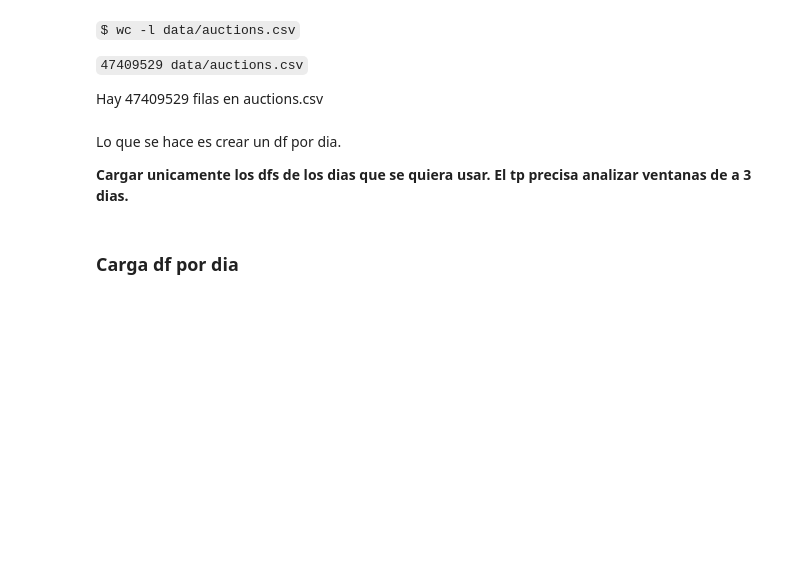
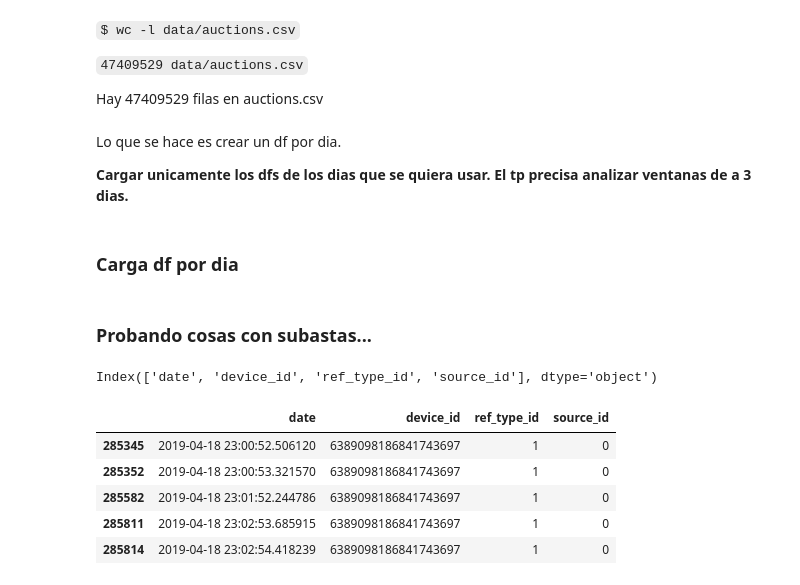
Before and after one commit to rozanecm/7506_tp2_1c2019, a Jupyter notebook: notebooks/My nb by mr.ipynb, the cells around one changed output. Drawn from its saved outputs; the diff is of its cells as text; code cells hidden in the pictures; blank space fills up the shorter version.

```diff
--- a/notebooks/My nb by mr.ipynb
+++ b/notebooks/My nb by mr.ipynb
@@ -399,3 +415,5 @@ df_auctions_day_25 = pd.concat(chunk.loc[chunk['date'].dt.day == 25] for chunk i
 # %%
 iter_auctions = pd.read_csv('../data/auctions.csv', engine='c', dtype=auctions_dtypes, parse_dates=['date'], chunksize=10000)
 df_auctions_day_26 = pd.concat(chunk.loc[chunk['date'].dt.day == 26] for chunk in iter_auctions)
+# %% [markdown]
+### Probando cosas con subastas...
@@ -401,0 +422,4 @@ df_auctions_day_26 = pd.concat(chunk.loc[chunk['date'].dt.day == 26] for chunk i
+# %%
+reduced.columns
+# %% [output]
+Index(['date', 'device_id', 'ref_type_id', 'source_id'], dtype='object')
@@ -401,0 +428,9 @@ df_auctions_day_26 = pd.concat(chunk.loc[chunk['date'].dt.day == 26] for chunk i
+# %%
+reduced.loc[reduced['device_id'] == '6389098186841743697']
+# %% [output]
+|  | date | device_id | ref_type_id | source_id |
+| 285345 | 2019-04-18 23:00:52.506120 | 6389098186841743697 | 1 | 0 |
+| 285352 | 2019-04-18 23:00:53.321570 | 6389098186841743697 | 1 | 0 |
+| 285582 | 2019-04-18 23:01:52.244786 | 6389098186841743697 | 1 | 0 |
+| 285811 | 2019-04-18 23:02:53.685915 | 6389098186841743697 | 1 | 0 |
+| 285814 | 2019-04-18 23:02:54.418239 | 6389098186841743697 | 1 | 0 |
```
Also changed, not shown: parts of 13 cells of this notebook.
